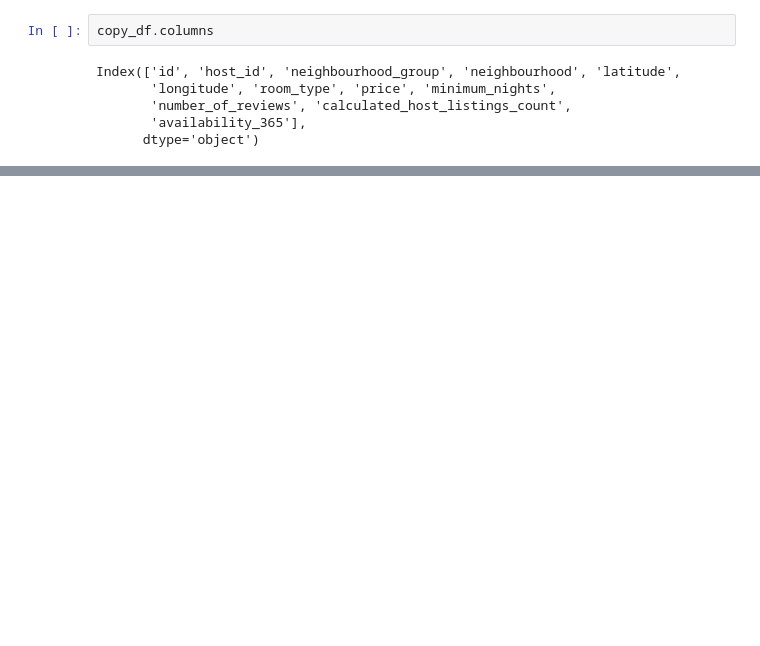
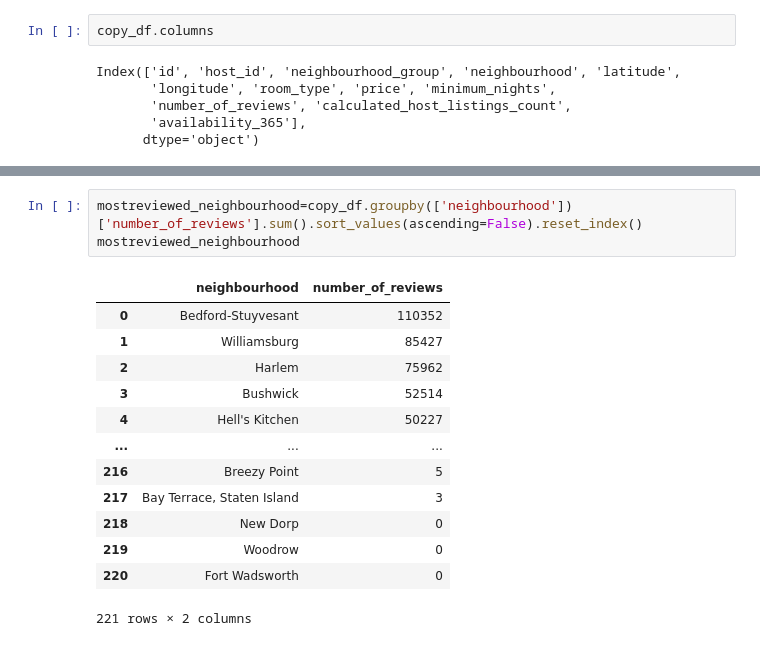
Before and after one commit to Manishasolanki27/AirBnbbooking-EDA, a Jupyter notebook: Airbnb_EDA.ipynb, the cells around one changed output, grey strips where cells are left out. Drawn from its saved outputs; the diff is of its cells as text; blank space fills up the shorter version.

```diff
--- a/Airbnb_EDA.ipynb
+++ b/Airbnb_EDA.ipynb
@@ -218,0 +292,17 @@ Index(['id', 'host_id', 'neighbourhood_group', 'neighbourhood', 'latitude',
+# %%
+mostreviewed_neighbourhood=copy_df.groupby(['neighbourhood'])['number_of_reviews'].sum().sort_values(ascending=False).reset_index()
+mostreviewed_neighbourhood
+# %% [output]
+|  | neighbourhood | number_of_reviews |
+| 0 | Bedford-Stuyvesant | 110352 |
+| 1 | Williamsburg | 85427 |
+| 2 | Harlem | 75962 |
+| 3 | Bushwick | 52514 |
+| 4 | Hell's Kitchen | 50227 |
+| ... | ... | ... |
+| 216 | Breezy Point | 5 |
+| 217 | Bay Terrace, Staten Island | 3 |
+| 218 | New Dorp | 0 |
+| 219 | Woodrow | 0 |
+| 220 | Fort Wadsworth | 0 |
+221 rows × 2 columns
```
Also changed, not shown: parts of 8 cells of this notebook.
